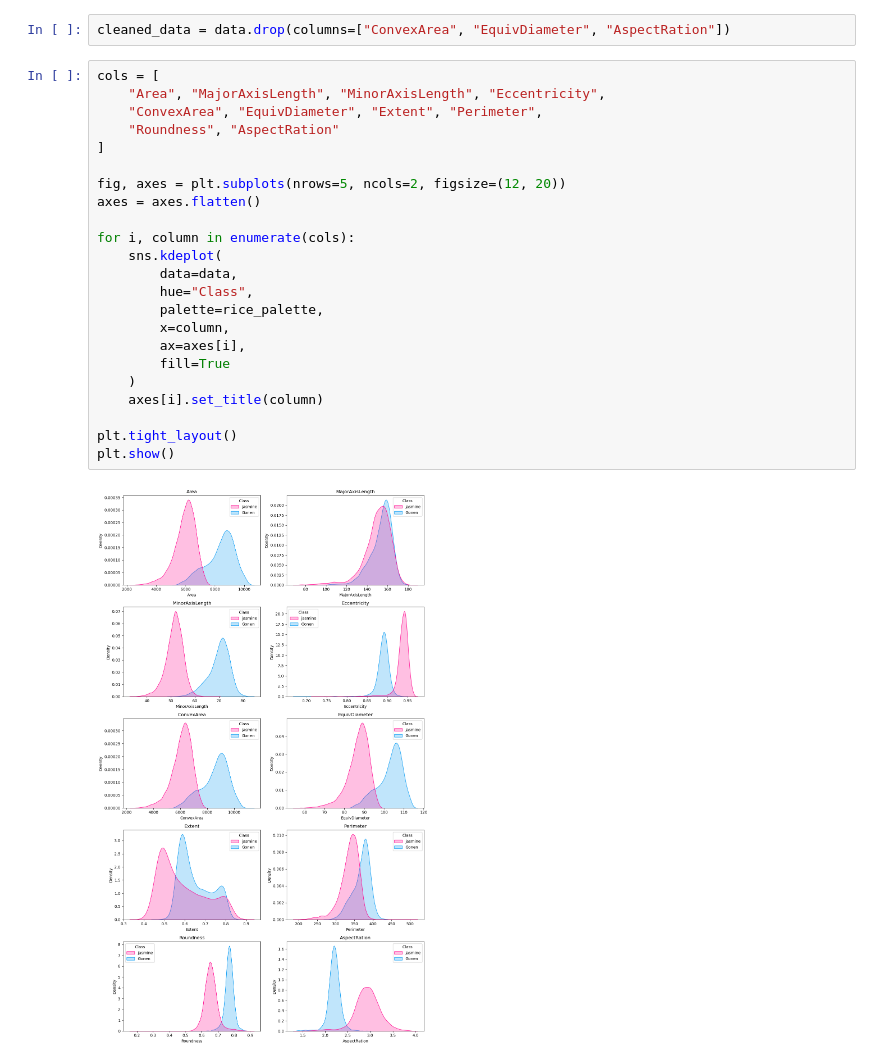
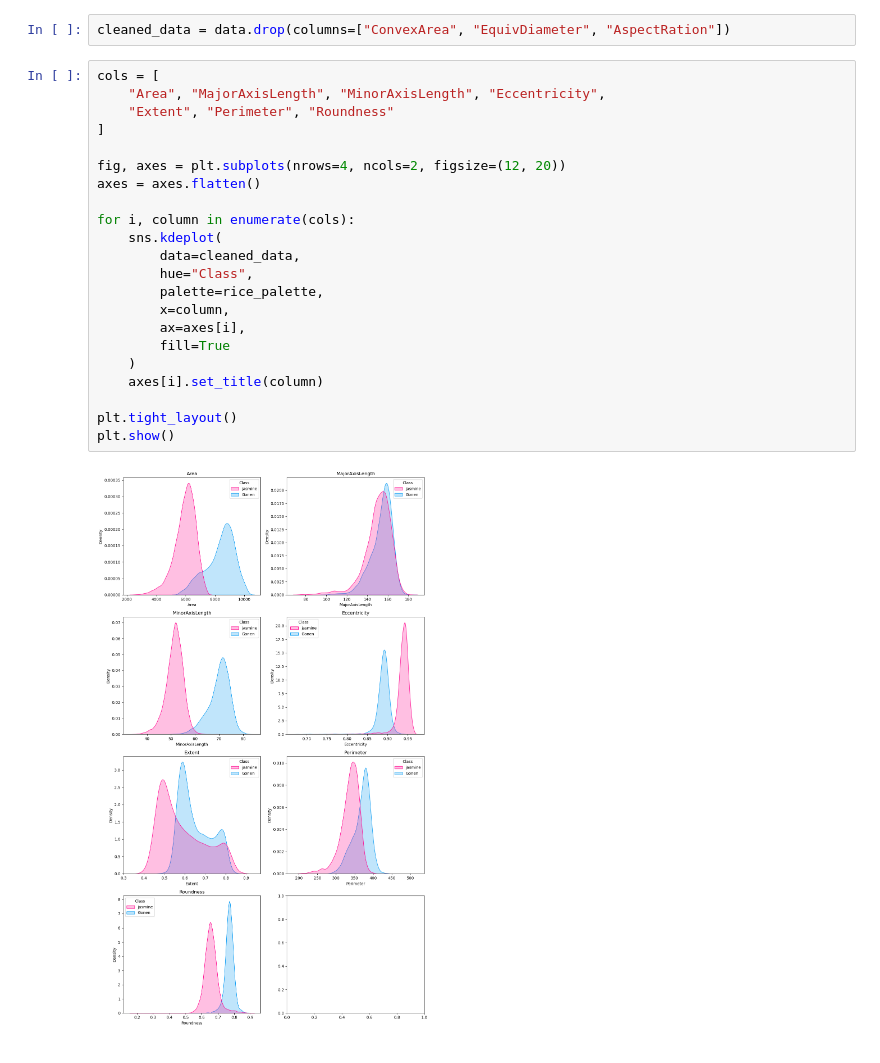
Before and after one commit to 0xKyPre/Mushroom_Viz, a Jupyter notebook: rice_viz.ipynb, the cells around one changed output. Cells and saved outputs as stored; diff of their text form.

```diff
--- a/rice_viz.ipynb
+++ b/rice_viz.ipynb
@@ -121,25 +137,24 @@ cleaned_data = data.drop(columns=["ConvexArea", "EquivDiameter", "AspectRation"]
 # %%
 cols = [
     "Area", "MajorAxisLength", "MinorAxisLength", "Eccentricity",
-    "ConvexArea", "EquivDiameter", "Extent", "Perimeter",
-    "Roundness", "AspectRation"
+    "Extent", "Perimeter", "Roundness"
 ]
 
-fig, axes = plt.subplots(nrows=5, ncols=2, figsize=(12, 20))
+fig, axes = plt.subplots(nrows=4, ncols=2, figsize=(12, 20))
 axes = axes.flatten()
 
 for i, column in enumerate(cols):
     sns.kdeplot(
-        data=data,
+        data=cleaned_data,
         hue="Class",
         palette=rice_palette,
         x=column,
         ax=axes[i],
         fill=True
     )
     axes[i].set_title(column)
 
 plt.tight_layout()
 plt.show()
 # %% [output]
-[figure, old version]
+[figure, new version]
```
Also changed, not shown: parts of 5 cells of this notebook.
